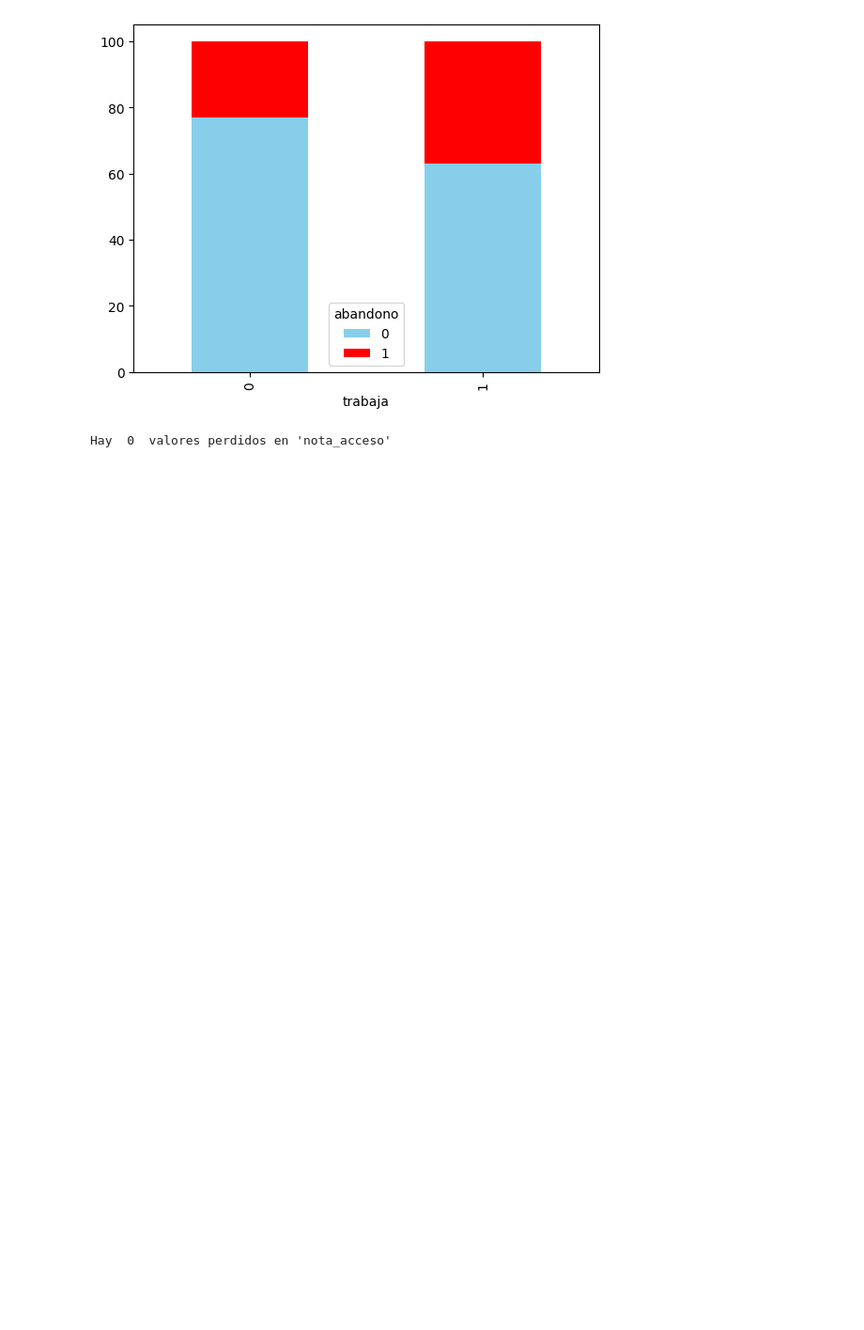
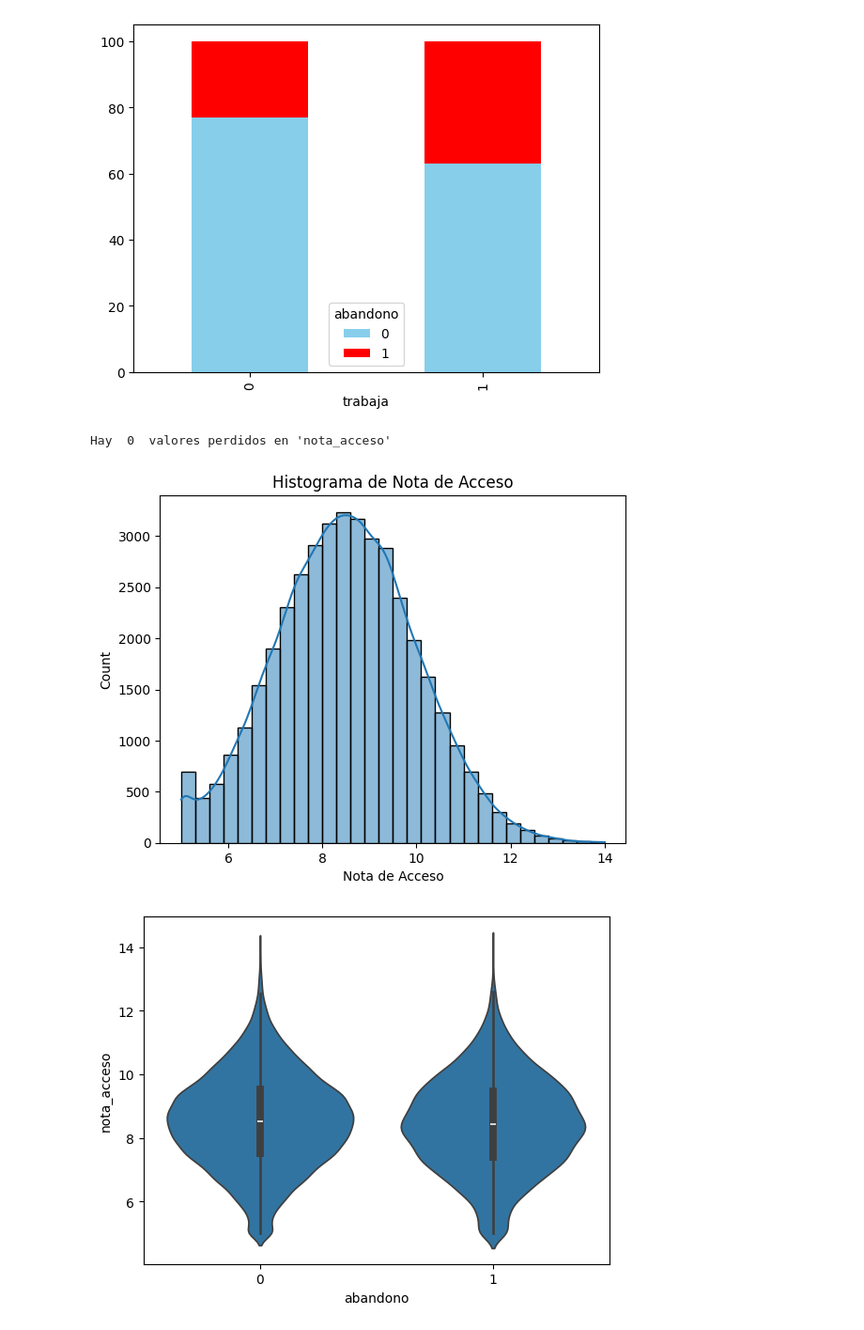
Before and after one commit to Marcos-Wth/Practica_1_Mineria_de_Datos, a Jupyter notebook: Práctica 1 - Análisis, procesamiento y validación .ipynb, the cells around one changed output. Shown at 94% size. Saved outputs shown, nothing was run; the diff lists cells and outputs as text; code cells hidden in the pictures; blank space fills up the shorter version.

Commit message:
Continuado el EDA, y añadido el archivo de texto con las conclusiones de cada variable.

```diff
--- a/Práctica 1 - Análisis, procesamiento y validación .ipynb
+++ b/Práctica 1 - Análisis, procesamiento y validación .ipynb
@@ -245,13 +245,18 @@ Hay  0  valores perdidos en 'trabaja'
 <Figure size 800x600 with 0 Axes>
 [figure]
 # %%
-# Primero voy a comprobar cuantos valores toma la variable 'bachnota_acceso'.
+# variable nota_acceso
 perdidos = df_train['nota_acceso'].isna().sum()
 print("Hay ",perdidos, " valores perdidos en 'nota_acceso'")
 
+sns.histplot(df_train['nota_acceso'], bins=30, kde=True)
+plt.title('Histograma de Nota de Acceso')
+plt.xlabel('Nota de Acceso')
+plt.show()
 
-
-#sns.countplot(x='provincia',data=df_train)
-#plt.show()
+sns.violinplot(x='abandono', y='nota_acceso', data=df_train)
+plt.show()
 # %% [output]
 Hay  0  valores perdidos en 'nota_acceso'
+[figure, added]
+[figure, added]
```
Also changed, not shown: parts of 12 cells of this notebook, 1 other file.
